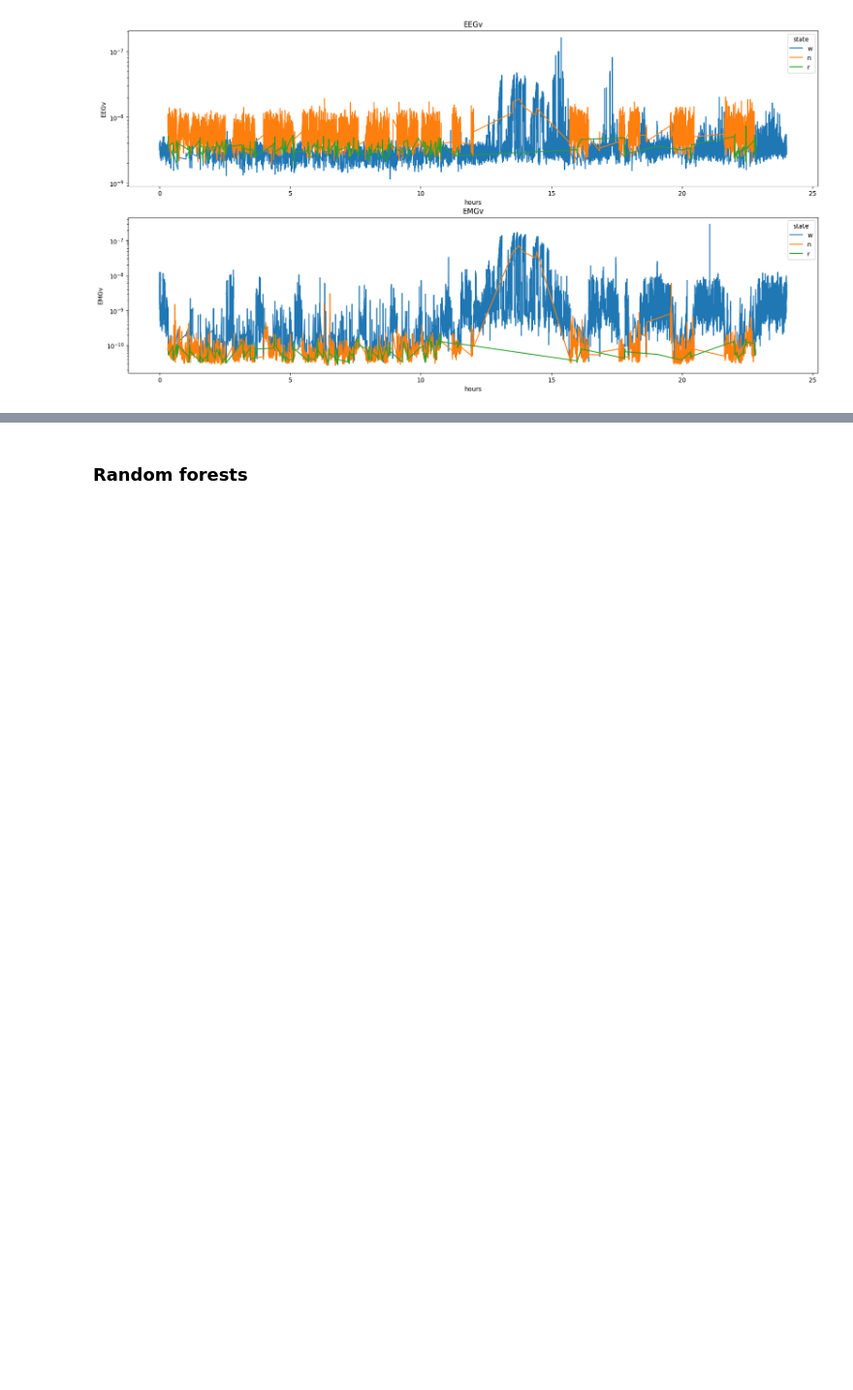
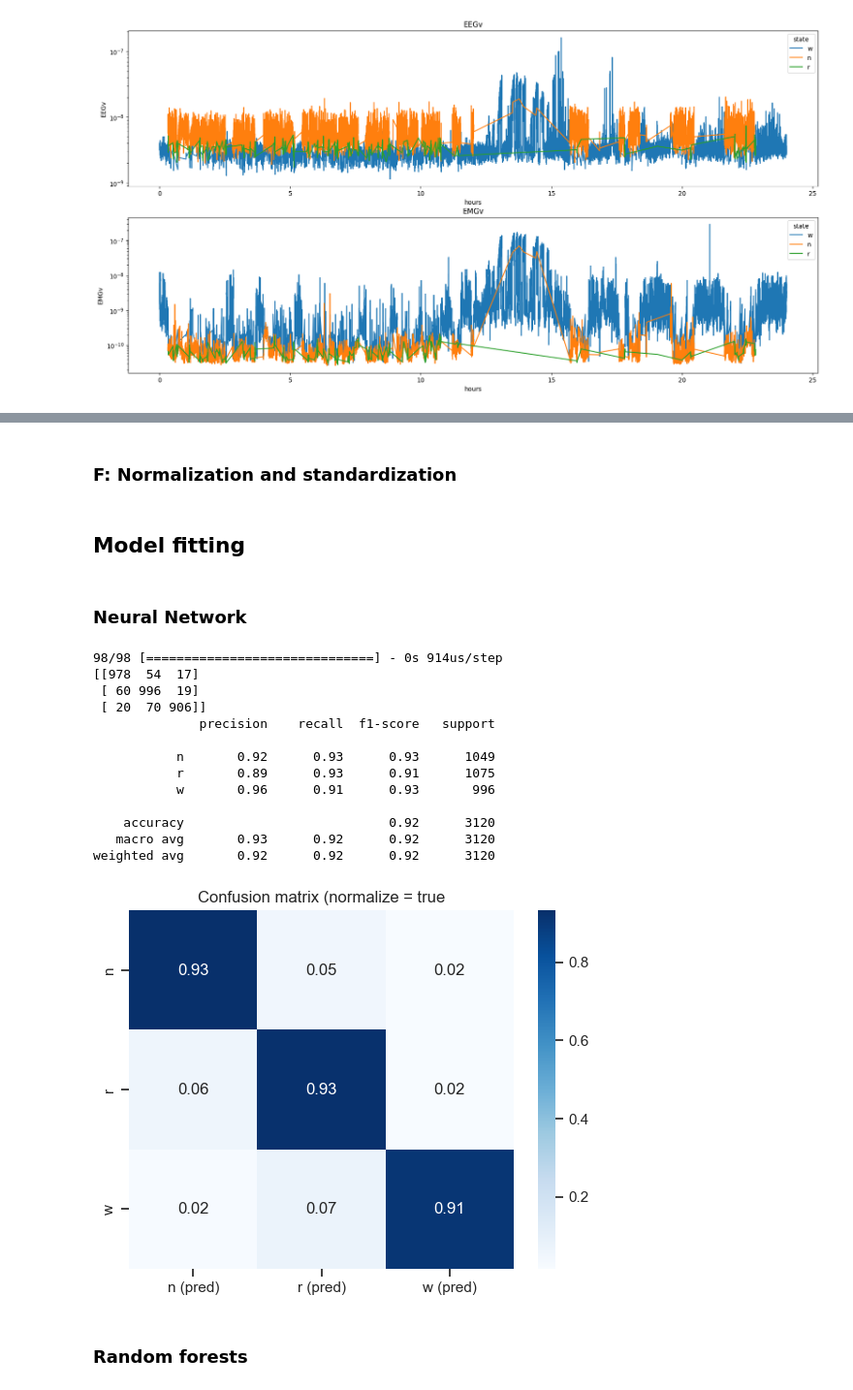
Before and after one commit to epfl-ML/project2-code, a Jupyter notebook: main.ipynb, the cells around one changed output, grey strips where cells are left out. Shown: that part at 97% size. Saved outputs shown, nothing was run; the diff lists cells and outputs as text; code cells hidden in the pictures; blank space fills up the shorter version.

```diff
--- a/main.ipynb
+++ b/main.ipynb
@@ -131,0 +110,2 @@ x_train, x_test, y_train, y_test, le = features.split_data(df, useRaw, test_size
+# %%
+df = features.add_mean_variance_feature_windows(df, [10], ['EEGv', 'EMGv'])
@@ -131,0 +114,2 @@ x_train, x_test, y_train, y_test, le = features.split_data(df, useRaw, test_size
+# %%
+df = features.remove_outliers_quantile(df, ['EEGv', 'EMGv'], threshold=0.95)
@@ -132,3 +118,46 @@ x_train, x_test, y_train, y_test, le = features.split_data(df, useRaw, test_size
+# %%
+df = features.rebalance_labels(df)
+# %% [markdown]
+### F: Normalization and standardization
+# %%
+# drop unwanted features
+df = df.drop(['rawState', "temp"], axis=1)
+
+# Split into train and test set and standardize
+x_train, x_test, y_train, y_test, le = features.split_encode_scale_data(df, False, 0.3, 13, True)
+# %% [markdown]
+## Model fitting
+# %% [markdown]
+### Neural Network
+# %%
+model = models.nn_baseline_model(x_train.shape[1], le.classes_.size)
+# train the model
+history = model.fit(x=x_train,
+                    y=y_train,
+                    validation_data=(x_test, y_test),
+                    epochs=150,
+                    batch_size=64,
+                    verbose=0,
+                    callbacks=[TqdmCallback(verbose=1)]
+                )
+
+# Plot the confusion matrix
+plots.plot_confusion(model=model, x_test=x_test, y_test=y_test, le=le, cat_matrix=True, normalize='true')
+# %% [output]
+98/98 [==============================] - 0s 914us/step
+[[978  54  17]
+ [ 60 996  19]
+ [ 20  70 906]]
+              precision    recall  f1-score   support
+
+           n       0.92      0.93      0.93      1049
+           r       0.89      0.93      0.91      1075
+           w       0.96      0.91      0.93       996
+
+    accuracy                           0.92      3120
+   macro avg       0.93      0.92      0.92      3120
+weighted avg       0.92      0.92      0.92      3120
+[figure, added]
 # %% [markdown]
 ### Random forests
 # %%
```
Also changed, not shown: parts of 29 cells of this notebook, 5 other files.
